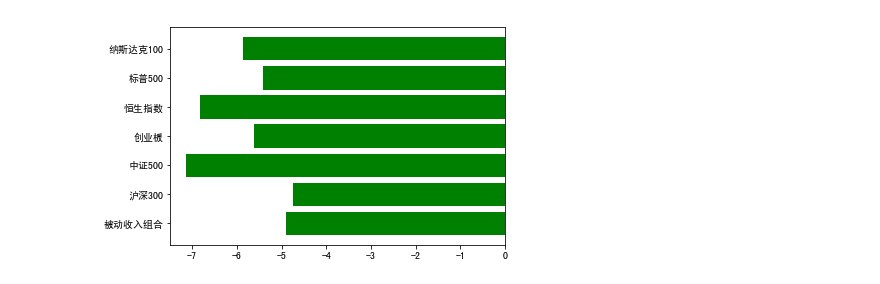
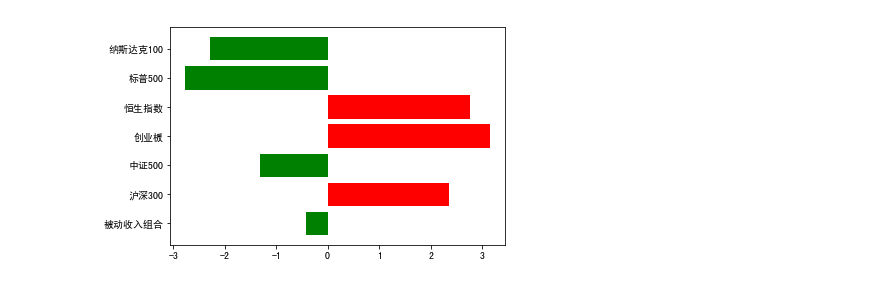
Before and after one commit to bmpi-dev/invest-alchemy, a Jupyter notebook: strategy/index_month_quote_change.ipynb, the cells around one changed output. Drawn from its saved outputs; the diff is of its cells as text; code cells hidden in the pictures.

Commit message:
update index_month_quote_change

```diff
--- a/strategy/index_month_quote_change.ipynb
+++ b/strategy/index_month_quote_change.ipynb
@@ -13,5 +14,6 @@ fontP.set_size(14)
 # %%
 pro = ts.pro_api(os.environ['TUSHARE_API_TOKEN'])
 # %%
-start = '20200901'                 # 回测起始时间
-end = '20200930'                   # 回测结束时间
+start = '20201001'                 # 回测起始时间
+end = '20201030'                   # 回测结束时间
+bdsr_month = -0.43 # 被动收入月涨幅%
@@ -55,9 +76,8 @@ plt.show()
 # %%
-bdsr_month = -4.9
 name_list = ['被动收入组合', '沪深300','中证500','创业板','恒生指数', '标普500', '纳斯达克100']
 index_month.insert(0, bdsr_month)
 colors = ['r' if i >=0 else 'g' for i in index_month]
 plt.barh(range(len(index_month)), index_month, color = colors, tick_label=name_list)
 plt.show()
 # %% [output]
-[figure, old version]
+[figure, new version]
```
Also changed, not shown: parts of 10 cells of this notebook.
